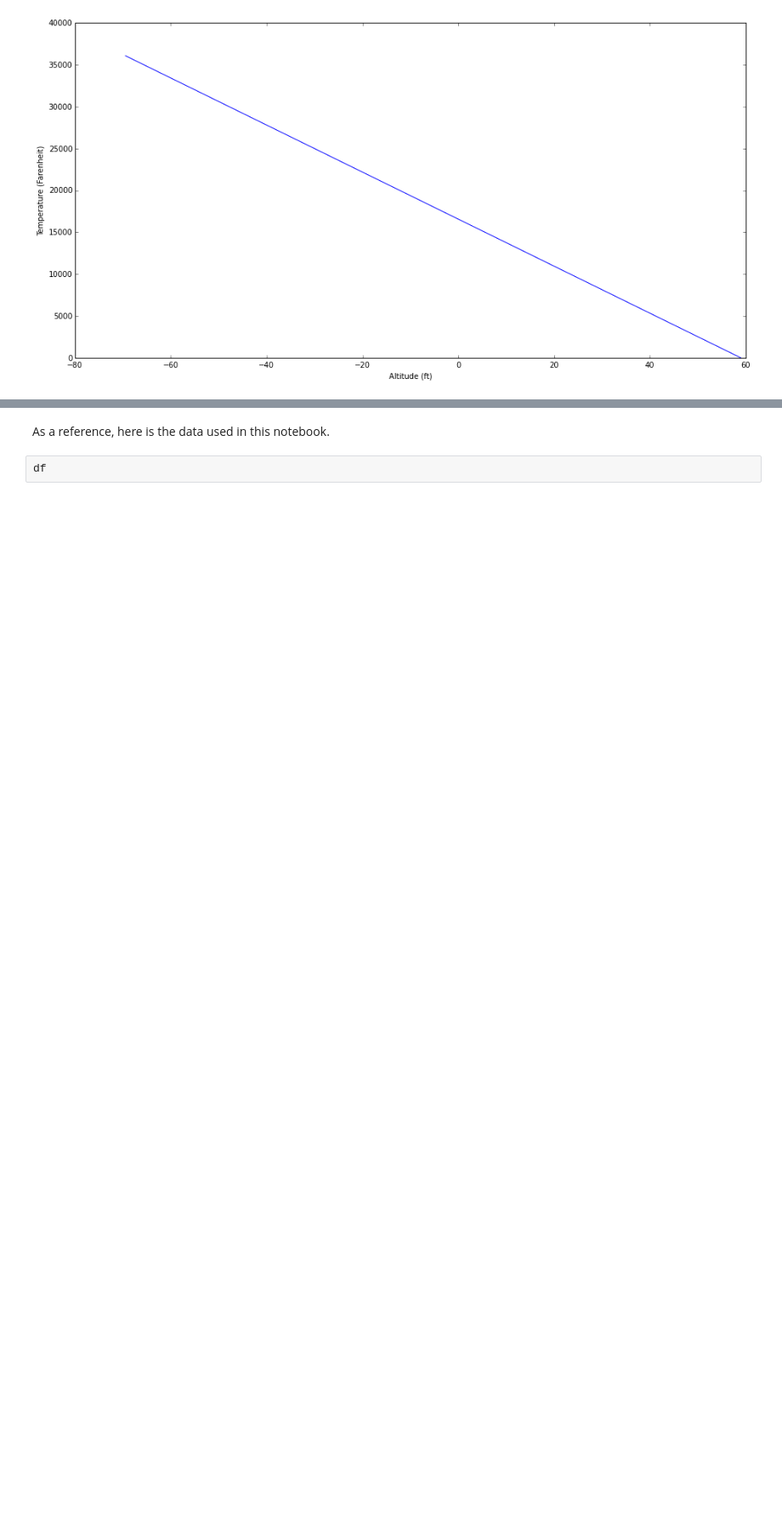
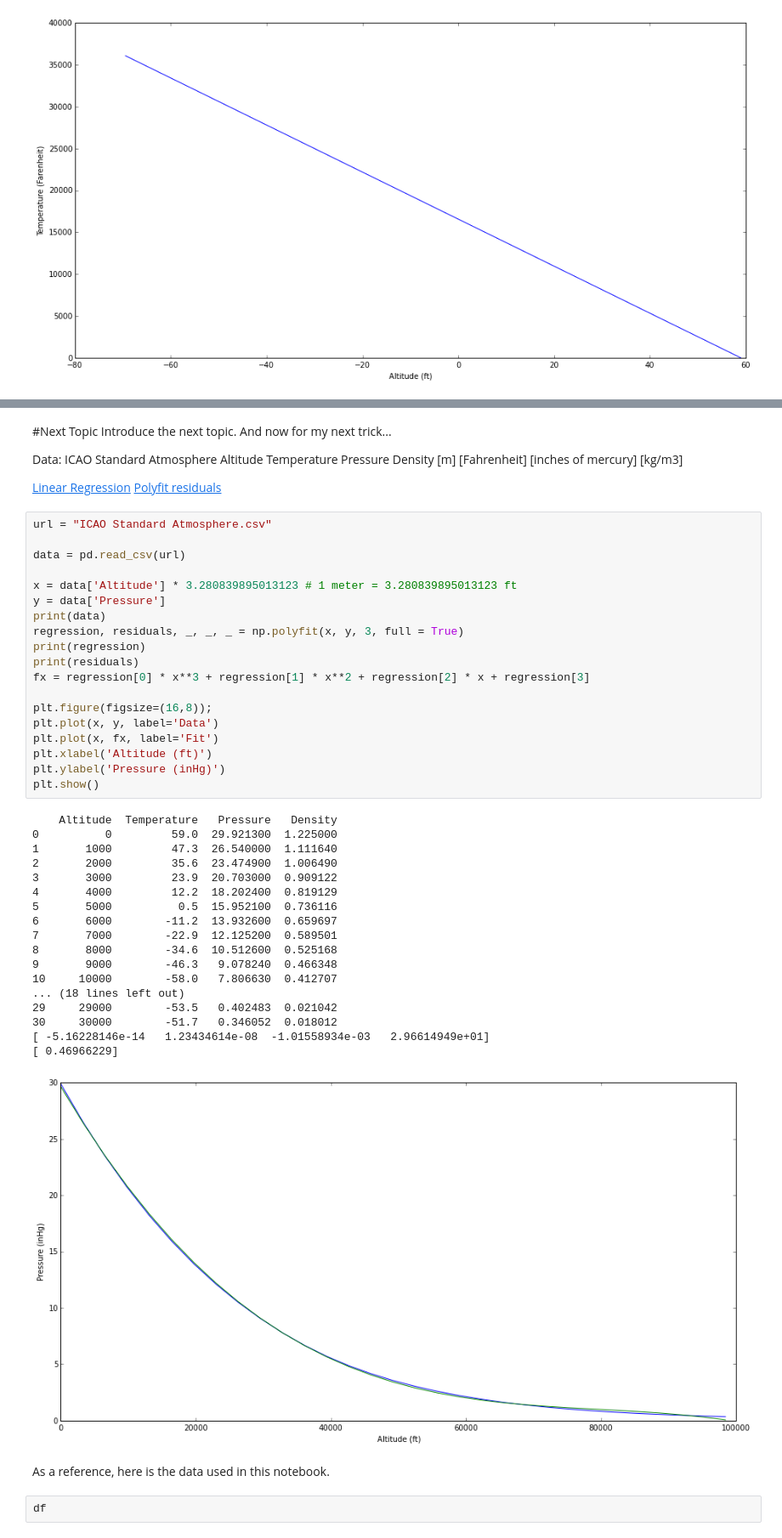
Before and after one commit to mosborne9912/Project2Notebooks, a Jupyter notebook: ClimateData.ipynb, the cells around one changed output, grey strips where cells are left out. Shown: that part at 85% size. Cells and saved outputs as stored; diff of their text form; blank space fills up the shorter version.

```diff
--- a/ClimateData.ipynb
+++ b/ClimateData.ipynb
@@ -158,3 +178,51 @@ def plot(n=(-30, 30)):
+# %% [markdown]
+#Next Topic
+Introduce the next topic.  And now for my next trick...
+
+Data: ICAO Standard Atmosphere
+Altitude	Temperature	Pressure	Density
+[m]	[Fahrenheit]	[inches of mercury]	[kg/m3]
+
+[Linear Regression](http://jmduke.com/posts/basic-linear-regressions-in-python/)
+[Polyfit residuals](http://stackoverflow.com/questions/15721053/whats-the-error-of-numpy-polyfit)
+# %%
+url = "ICAO Standard Atmosphere.csv"
+
+data = pd.read_csv(url)
+
+x = data['Altitude'] * 3.280839895013123 # 1 meter = 3.280839895013123 ft
+y = data['Pressure']
+print(data)
+regression, residuals, _, _, _ = np.polyfit(x, y, 3, full = True)
+print(regression)
+print(residuals)
+fx = regression[0] * x**3 + regression[1] * x**2 + regression[2] * x + regression[3]
+
+plt.figure(figsize=(16,8));
+plt.plot(x, y, label='Data')
+plt.plot(x, fx, label='Fit')
+plt.xlabel('Altitude (ft)')
+plt.ylabel('Pressure (inHg)')
+plt.show()
+# %% [output]
+    Altitude  Temperature   Pressure   Density
+0          0         59.0  29.921300  1.225000
+1       1000         47.3  26.540000  1.111640
+2       2000         35.6  23.474900  1.006490
+3       3000         23.9  20.703000  0.909122
+4       4000         12.2  18.202400  0.819129
+5       5000          0.5  15.952100  0.736116
+6       6000        -11.2  13.932600  0.659697
+7       7000        -22.9  12.125200  0.589501
+8       8000        -34.6  10.512600  0.525168
+9       9000        -46.3   9.078240  0.466348
+10     10000        -58.0   7.806630  0.412707
+... (18 lines left out)
+29     29000        -53.5   0.402483  0.021042
+30     30000        -51.7   0.346052  0.018012
+[ -5.16228146e-14   1.23434614e-08  -1.01558934e-03   2.96614949e+01]
+[ 0.46966229]
+[figure, added]
 # %% [markdown]
 As a reference, here is the data used in this notebook.
 # %%
```
Also changed, not shown: parts of 14 cells of this notebook, 1 other file.
